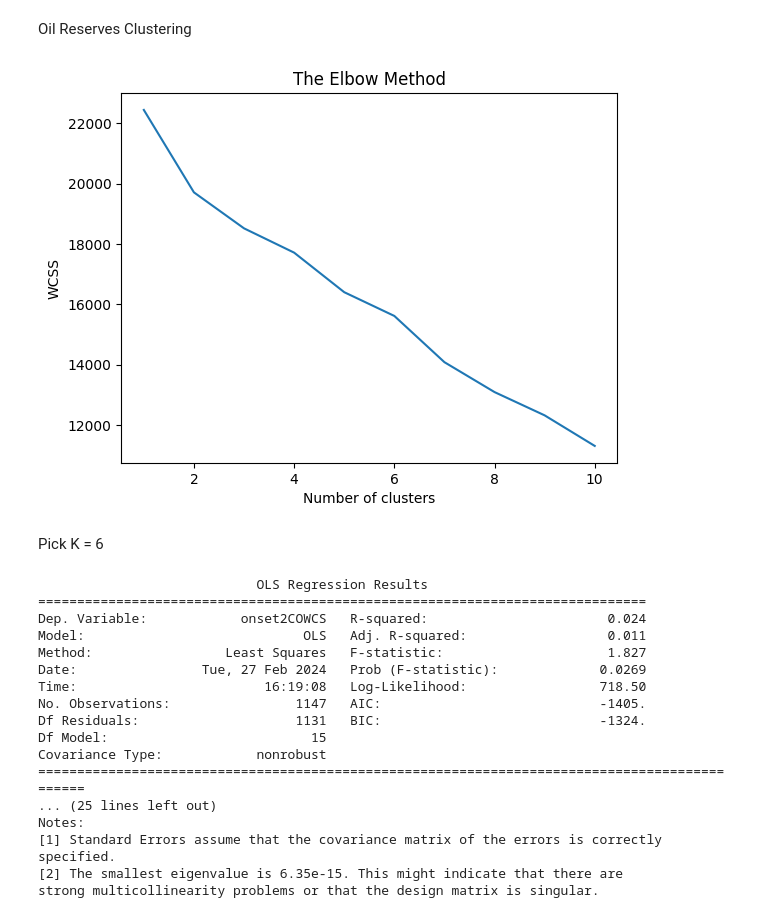
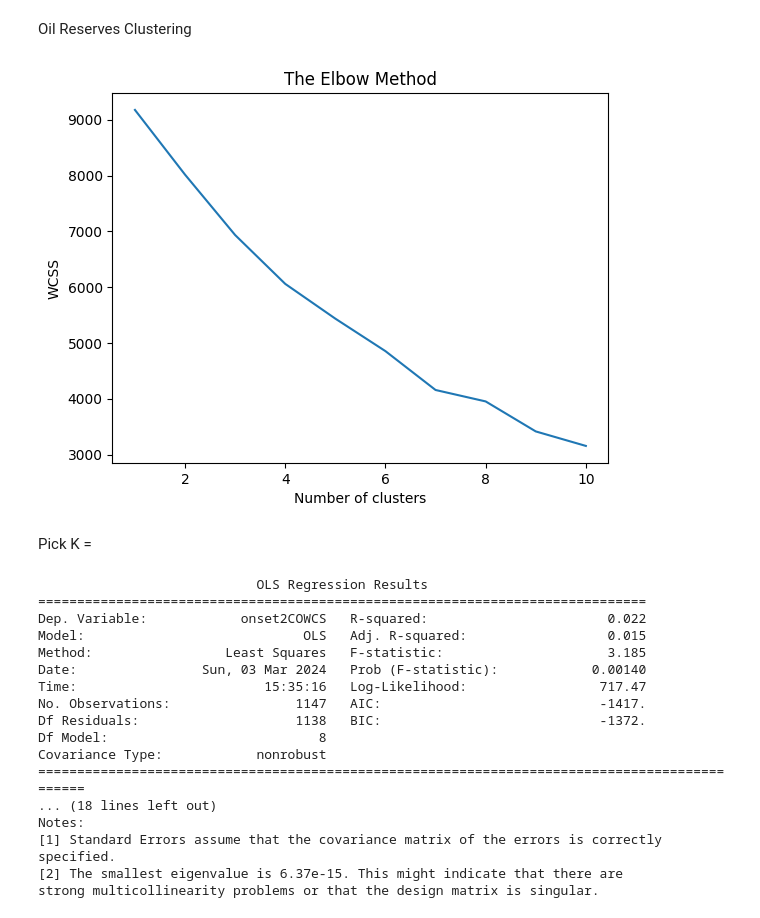
Before and after one commit to JanetYing/ECMA31350_Project, a Jupyter notebook: code/clustering/clustering_code.ipynb, the cells around one changed output. Saved outputs shown, nothing was run; the diff lists cells and outputs as text; code cells hidden in the pictures.

Commit message:
clustering try lasso vars

```diff
--- a/code/clustering/clustering_code.ipynb
+++ b/code/clustering/clustering_code.ipynb
@@ -28,30 +36,30 @@ data = data.set_index(['country', 't'])
 Oil Reserves Clustering
 # %%
 
-features = data[['oilreserves', 'onset2COWCS' 'decade', 'logpop_M_diff' , 'logpopdens_diff' , 'logoutreg_diff' , 'ecgrowth_demeaned', 'democracy_diff',
-                 'logmountain'  ,'ethnic_fractionalization' , 'religion_fractionalization','language_fractionalization', 'leg_british' , 'opec']]
+features = data[['oilreserves', 'onset2COWCS', 'decade', 'logpop_M_diff' , 'logpopdens_diff' , 'ecgrowth_demeaned', 'democracy_diff',
+                 'logmountain', 'language_fractionalization']]
 
 # Normalize the features
 scaler = StandardScaler()
 features_scaled = scaler.fit_transform(features)
 
 # Calculating WCSS for a range of number of clusters
 wcss = []
 for i in range(1, 11):  # Testing 1 to 10 clusters
     kmeans = KMeans(n_clusters=i, init='k-means++', random_state=42)
     kmeans.fit(features_scaled)
     wcss.append(kmeans.inertia_)
 
 # Plotting the results to observe 'The Elbow'
 plt.plot(range(1, 11), wcss)
 plt.title('The Elbow Method')
 plt.xlabel('Number of clusters')
 plt.ylabel('WCSS')
 plt.show()
 # %% [output]
-[figure, old version]
+[figure, new version]
 # %% [markdown]
-Pick K = 6
+Pick K =
 # %%
 # Step 1: Create Clusters
 kmeans = KMeans(n_clusters=3, random_state=0)
@@ -59,7 +67,7 @@ data['Cluster'] = kmeans.fit_predict(features_scaled)
 
 # Step 2: Run Regression Analysis with Cluster Dummies
 # Define the model formula including cluster dummies
-formula = 'onset2COWCS ~ oilreserves + decade + logpop_M_diff + logpopdens_diff + logoutreg_diff + ecgrowth_demeaned + democracy_diff + logmountain + ethnic_fractionalization + religion_fractionalization + language_fractionalization + leg_british + opec + C(Cluster)'
+formula = 'onset2COWCS ~ oilreserves + decade + logpop_M_diff + logpopdens_diff + ecgrowth_demeaned + democracy_diff + logmountain + language_fractionalization + C(Cluster)'
 
 # Fit the model
 model = smf.ols(formula, data=data).fit()
@@ -69,20 +77,20 @@ print(model.summary())
 # %% [output]
                             OLS Regression Results
 ==============================================================================
-Dep. Variable:            onset2COWCS   R-squared:                       0.024
-Model:                            OLS   Adj. R-squared:                  0.011
-Method:                 Least Squares   F-statistic:                     1.827
-Date:                Tue, 27 Feb 2024   Prob (F-statistic):             0.0269
-Time:                        16:19:08   Log-Likelihood:                 718.50
-No. Observations:                1147   AIC:                            -1405.
-Df Residuals:                    1131   BIC:                            -1324.
-Df Model:                          15
+Dep. Variable:            onset2COWCS   R-squared:                       0.022
+Model:                            OLS   Adj. R-squared:                  0.015
+Method:                 Least Squares   F-statistic:                     3.185
+Date:                Sun, 03 Mar 2024   Prob (F-statistic):            0.00140
+Time:                        15:35:16   Log-Likelihood:                 717.47
+No. Observations:                1147   AIC:                            -1417.
+Df Residuals:                    1138   BIC:                            -1372.
+Df Model:                           8
 Covariance Type:            nonrobust
 ==============================================================================================
-... (25 lines left out)
+... (18 lines left out)
 Notes:
 [1] Standard Errors assume that the covariance matrix of the errors is correctly specified.
-[2] The smallest eigenvalue is 6.35e-15. This might indicate that there are
+[2] The smallest eigenvalue is 6.37e-15. This might indicate that there are
 strong multicollinearity problems or that the design matrix is singular.
 # %%
 
```
Also changed, not shown: parts of 3 cells of this notebook, 2 other files.
